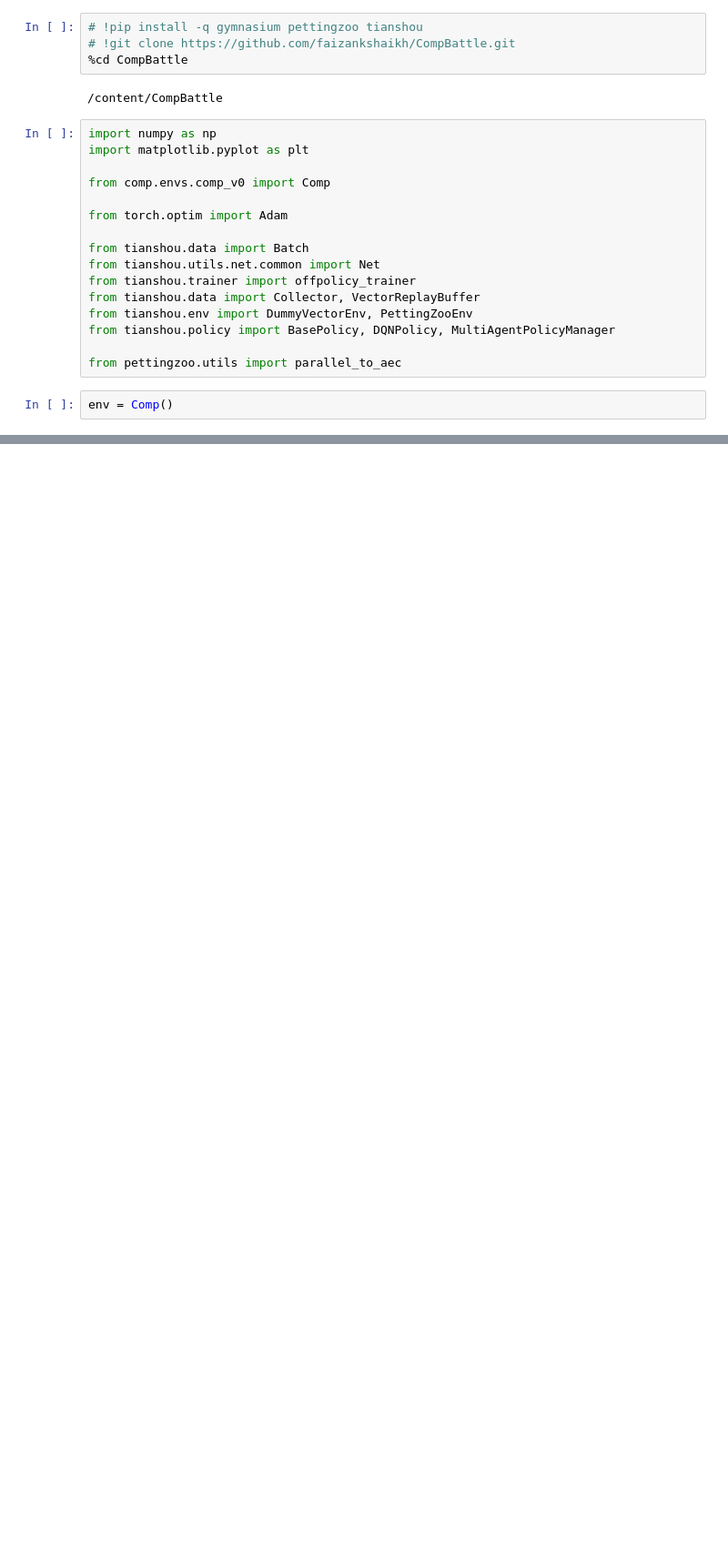
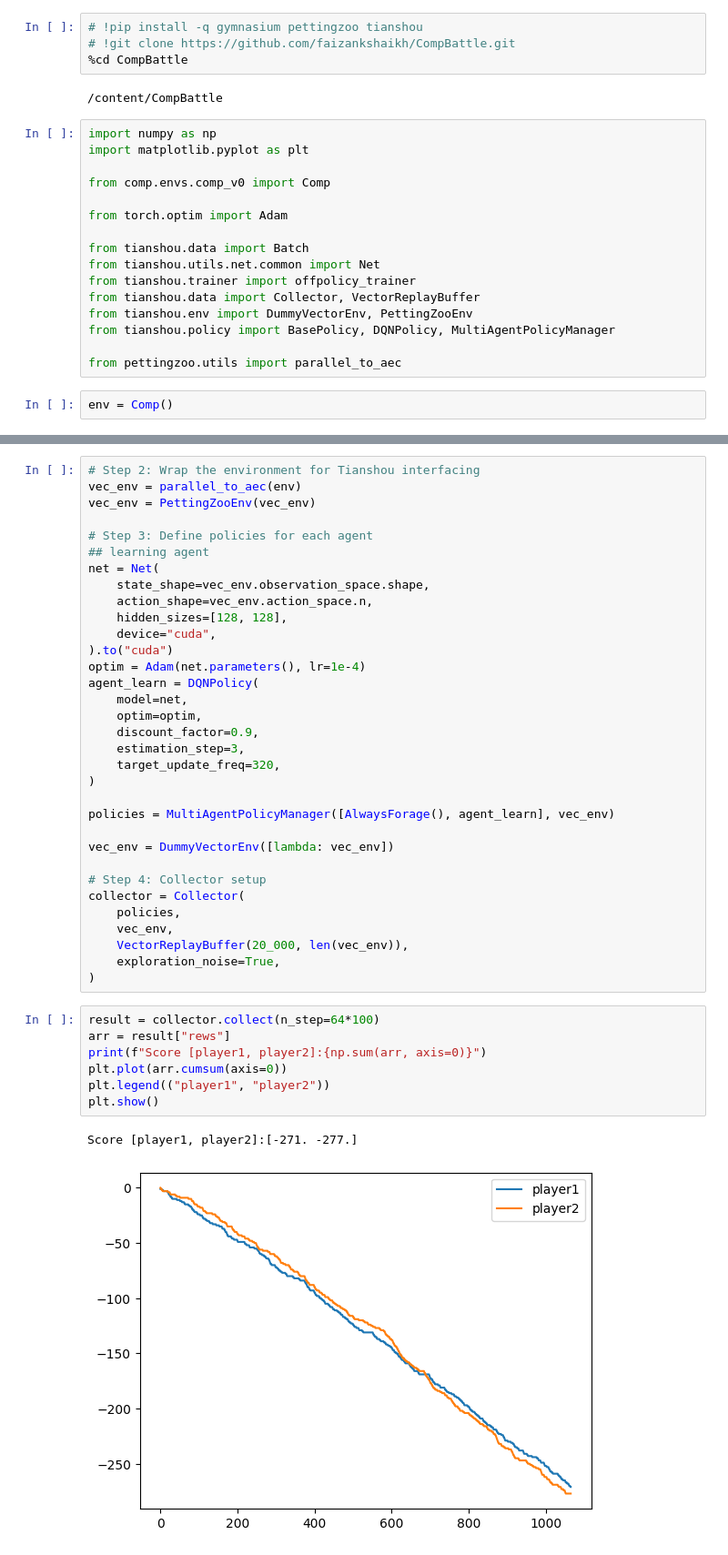
Before and after one commit to faizankshaikh/CompBattle, a Jupyter notebook: experiments/trial1.ipynb, the cells around one changed output, grey strips where cells are left out. Shown: that part at 91% size. Drawn from its saved outputs; the diff is of its cells as text; blank space fills up the shorter version.

Commit message:
add learning agent (p2)

```diff
--- a/experiments/trial1.ipynb
+++ b/experiments/trial1.ipynb
@@ -200,0 +171,43 @@ Score [player1, player2]:[-724.  -92.]
+# %%
+# Step 2: Wrap the environment for Tianshou interfacing
+vec_env = parallel_to_aec(env)
+vec_env = PettingZooEnv(vec_env)
+
+# Step 3: Define policies for each agent
+## learning agent
+net = Net(
+    state_shape=vec_env.observation_space.shape,
+    action_shape=vec_env.action_space.n,
+    hidden_sizes=[128, 128],
+    device="cuda",
+).to("cuda")
+optim = Adam(net.parameters(), lr=1e-4)
+agent_learn = DQNPolicy(
+    model=net,
+    optim=optim,
+    discount_factor=0.9,
+    estimation_step=3,
+    target_update_freq=320,
+)
+
+policies = MultiAgentPolicyManager([AlwaysForage(), agent_learn], vec_env)
+
+vec_env = DummyVectorEnv([lambda: vec_env])
+
+# Step 4: Collector setup
+collector = Collector(
+    policies,
+    vec_env,
+    VectorReplayBuffer(20_000, len(vec_env)),
+    exploration_noise=True,
+)
+# %%
+result = collector.collect(n_step=64*100)
+arr = result["rews"]
+print(f"Score [player1, player2]:{np.sum(arr, axis=0)}")
+plt.plot(arr.cumsum(axis=0))
+plt.legend(("player1", "player2"))
+plt.show()
+# %% [output]
+Score [player1, player2]:[-271. -277.]
+[figure, added]
```
Also changed, not shown: parts of 6 cells of this notebook.
